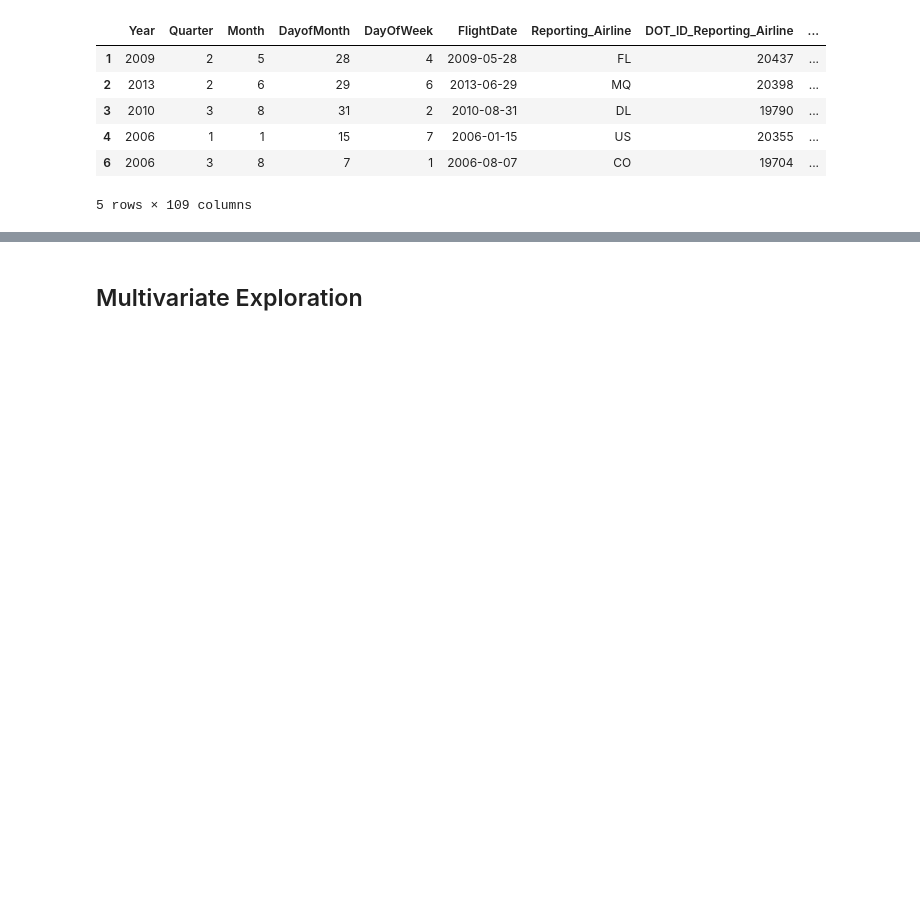
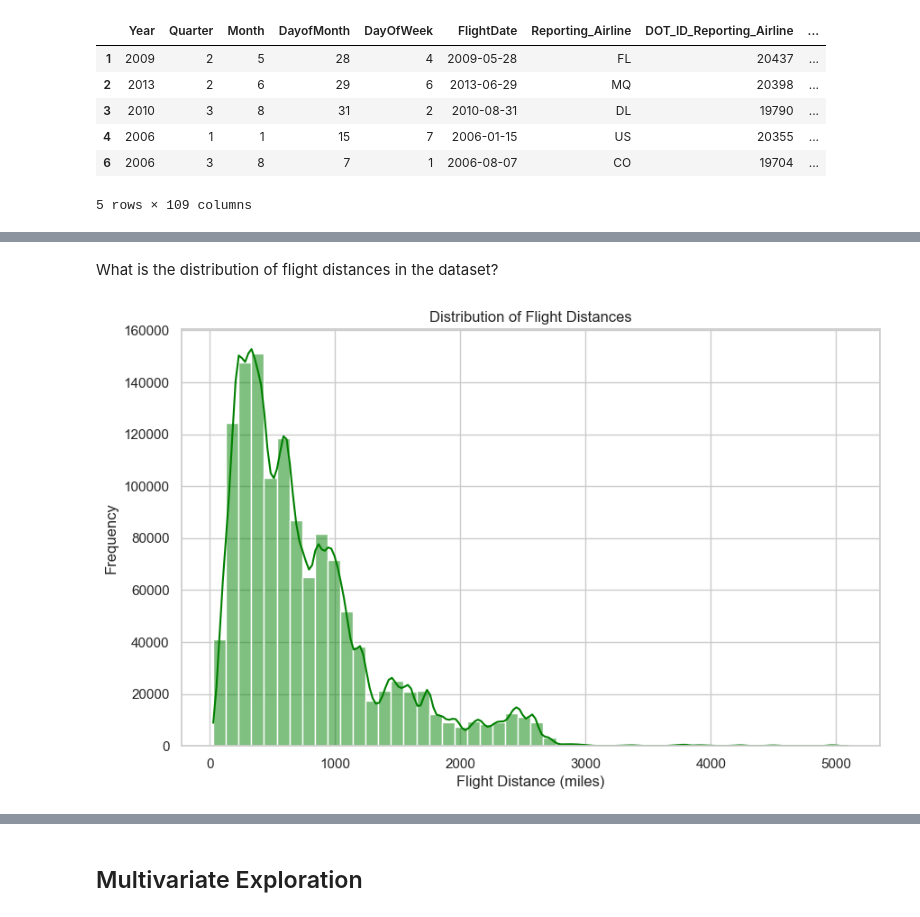
Before and after one commit to AbdullahOthman1/Udacity-Data-Analyst-Nanodegree, a Jupyter notebook: Communicate_Data_Findings/Part_I_exploration_template.ipynb, the cells around one changed output, grey strips where cells are left out. Saved outputs shown, nothing was run; the diff lists cells and outputs as text; code cells hidden in the pictures; blank space fills up the shorter version.

```diff
--- a/Communicate_Data_Findings/Part_I_exploration_template.ipynb
+++ b/Communicate_Data_Findings/Part_I_exploration_template.ipynb
@@ -528,0 +122,7 @@ Following points were noted in bivariate exploration:
+# %% [markdown]
+What is the distribution of flight distances in the dataset?
+# %%
+# 2. Histogram of Flight Distances
+plot_histogram(Flights_df, 'Distance', bins=50, color='green', title='Distribution of Flight Distances', xlabel='Flight Distance (miles)', ylabel='Frequency')
+# %% [output]
+[figure, added]
```
Also changed, not shown: parts of 85 cells of this notebook, 3 other files.
